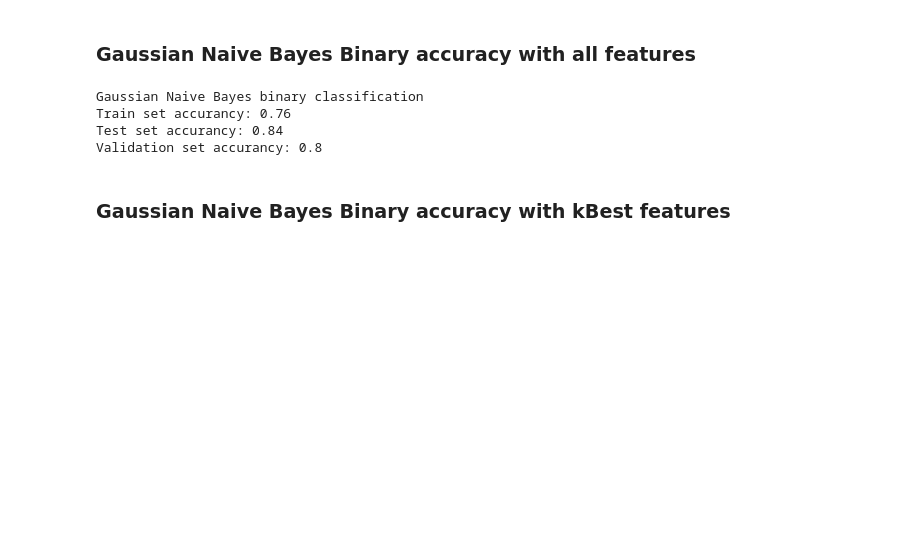
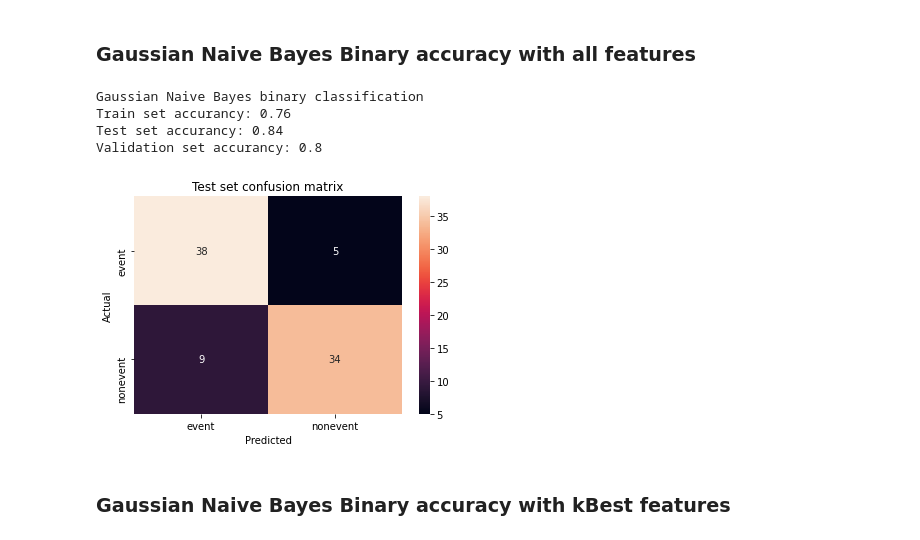
Before and after one commit to williwilliams3/TermProjectIML, a Jupyter notebook: naive_bayes.ipynb, the cells around one changed output. Cells and saved outputs as stored; diff of their text form; code cells hidden in the pictures; blank space fills up the shorter version.

Commit message:
Confusion matrices added

```diff
--- a/naive_bayes.ipynb
+++ b/naive_bayes.ipynb
@@ -243,16 +245,25 @@ bestCols4 = bestK_and_graph(X_train_norm, y_train["class4"], X_val_norm, y_val["
 # %%
 model = GaussianNB()
 model.fit(X_train, y_train["class2"])
 
 print("Gaussian Naive Bayes binary classification")
 print("Train set accurancy:", round(accuracy_score(y_train["class2"], model.predict(X_train)),2))
 print("Test set accurancy:", round(accuracy_score(y_test["class2"], model.predict(X_test)),2))
 print("Validation set accurancy:", round(accuracy_score(y_val["class2"], model.predict(X_val)), 2))
+
+# Make confusion matrix
+ax = plt.axes()
+y_pred = model.predict(X_test)
+confusion_matrix = pd.crosstab(y_test["class2"], y_pred, rownames=['Actual'], colnames=['Predicted'])
+sns.heatmap(confusion_matrix, annot=True, ax=ax)
+ax.set_title('Test set confusion matrix')
+plt.show()
 # %% [output]
 Gaussian Naive Bayes binary classification
 Train set accurancy: 0.76
 Test set accurancy: 0.84
 Validation set accurancy: 0.8
+[figure, added]
 # %% [markdown]
 ### Gaussian Naive Bayes Binary accuracy with kBest features
 # %%
```
Also changed, not shown: parts of 12 cells of this notebook.
